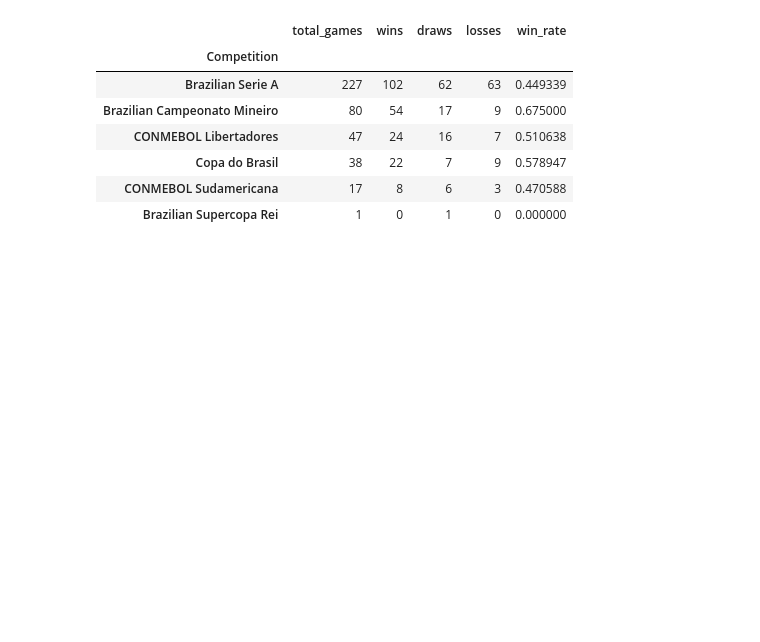
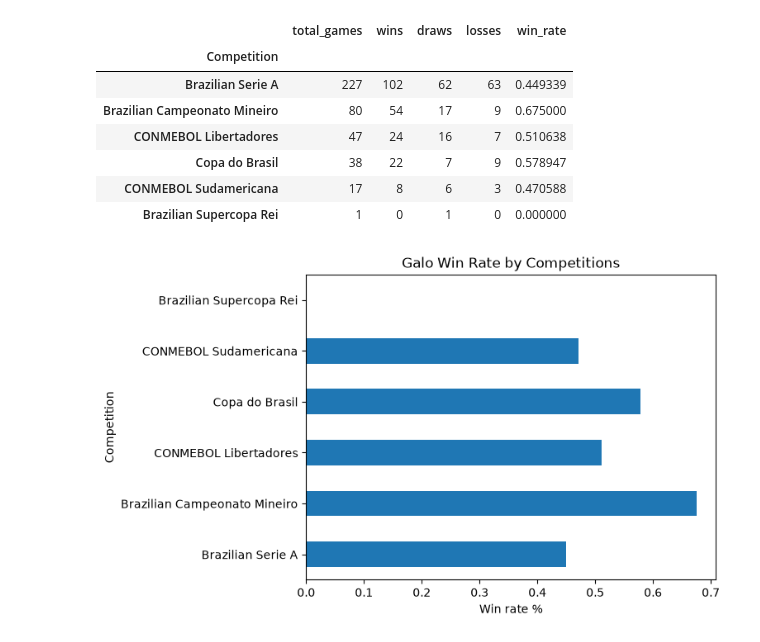
Before and after one commit to Frank-J1/atletico-mg-predictions, a Jupyter notebook: exploritory_analysis_and_cleaning.ipynb, the cells around one changed output. Cells and saved outputs as stored; diff of their text form; code cells hidden in the pictures; blank space fills up the shorter version.

Commit message:
Plotted overall winrate by competition and W/D/L by competition

```diff
--- a/exploritory_analysis_and_cleaning.ipynb
+++ b/exploritory_analysis_and_cleaning.ipynb
@@ -180,3 +181,13 @@ comp_summary[['total_games', 'wins', 'draws', 'losses', 'win_rate']]
 | Copa do Brasil | 38 | 22 | 7 | 9 | 0.578947 |
 | CONMEBOL Sudamericana | 17 | 8 | 6 | 3 | 0.470588 |
 | Brazilian Supercopa Rei | 1 | 0 | 1 | 0 | 0.000000 |
+# %%
+#Graph for overall winrate
+comp_summary['win_rate'].plot(
+    kind='barh',
+    title = 'Galo Win Rate by Competitions'
+)
+plt.xlabel('Win rate %')
+plt.show()
+# %% [output]
+[figure, added]
```
Also changed, not shown: parts of 4 cells of this notebook.
